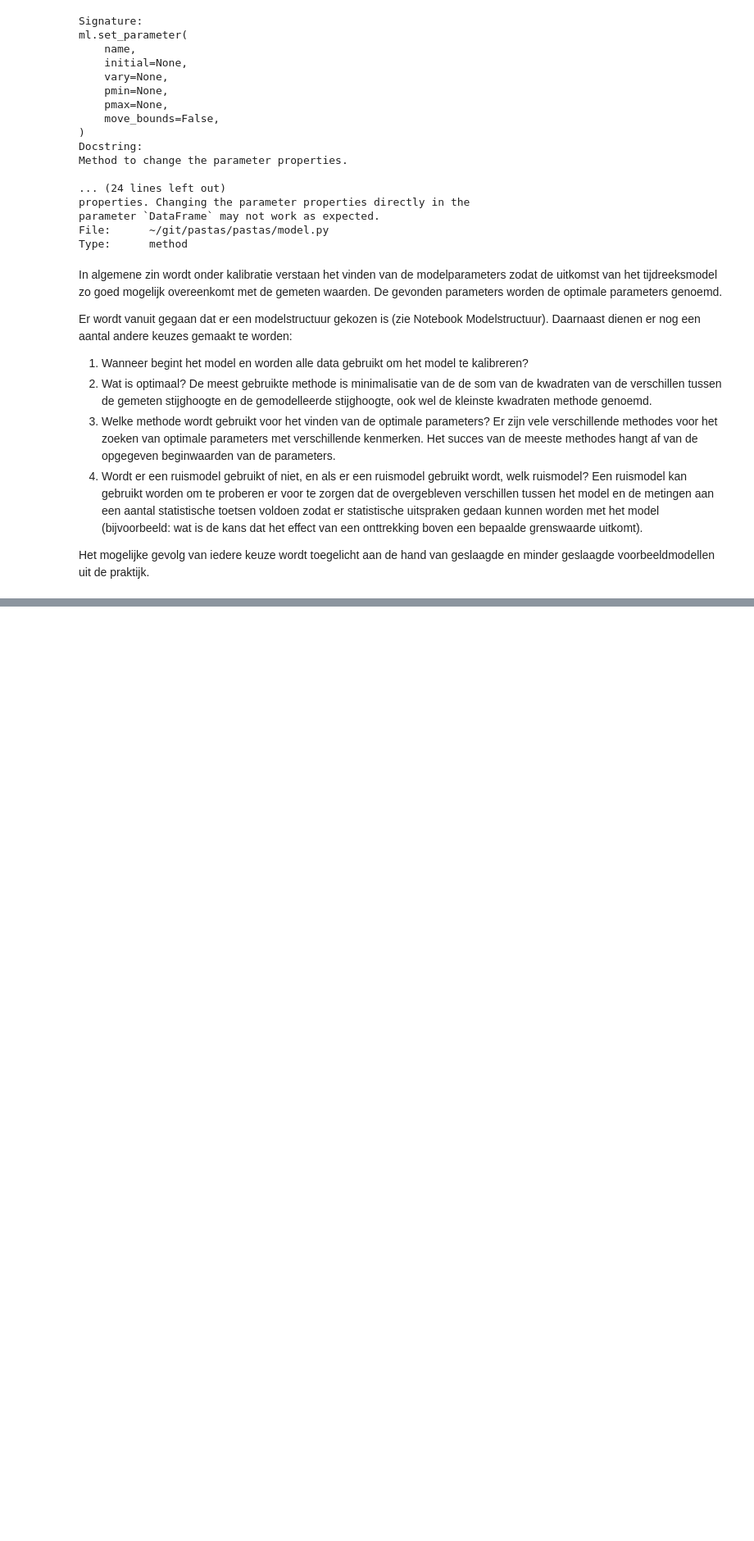
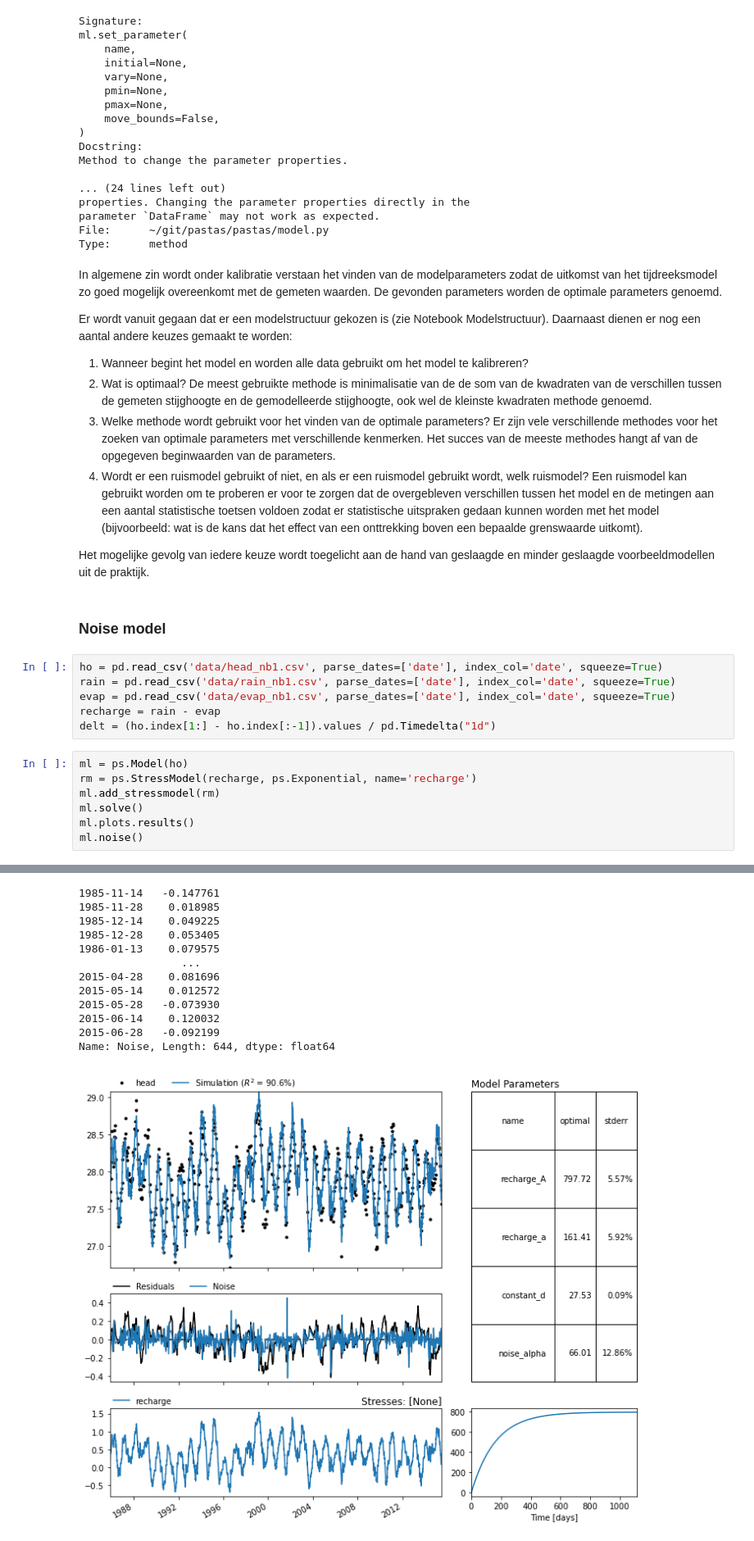
Before and after one commit to ArtesiaWater/stowa_handleiding_tijdreeksanalyse, a Jupyter notebook: kalibratie/calibratie_handleiding.ipynb, the cells around one changed output, grey strips where cells are left out. Shown at 82% size. Cells and saved outputs as stored; diff of their text form; blank space fills up the shorter version.

```diff
--- a/kalibratie/calibratie_handleiding.ipynb
+++ b/kalibratie/calibratie_handleiding.ipynb
@@ -314,3 +314,19 @@ Er wordt vanuit gegaan dat er een modelstructuur gekozen is (zie Notebook Models
 4. Wordt er een ruismodel gebruikt of niet, en als er een ruismodel gebruikt wordt, welk ruismodel? Een ruismodel kan gebruikt worden om te proberen er voor te zorgen dat de overgebleven verschillen tussen het model en de metingen aan een aantal statistische toetsen voldoen zodat er statistische uitspraken gedaan kunnen worden met het model (bijvoorbeeld: wat is de kans dat het effect van een onttrekking boven een bepaalde grenswaarde uitkomt).
 
 Het mogelijke gevolg van iedere keuze wordt toegelicht aan de hand van geslaagde en minder geslaagde voorbeeldmodellen uit de praktijk.
+# %% [markdown]
+### Noise model
+# %%
+ho = pd.read_csv('data/head_nb1.csv', parse_dates=['date'], index_col='date', squeeze=True)
+rain = pd.read_csv('data/rain_nb1.csv', parse_dates=['date'], index_col='date', squeeze=True)
+evap = pd.read_csv('data/evap_nb1.csv', parse_dates=['date'], index_col='date', squeeze=True)
+recharge = rain - evap
+delt = (ho.index[1:] - ho.index[:-1]).values / pd.Timedelta("1d")
+# %%
+ml = ps.Model(ho)
+rm = ps.StressModel(recharge, ps.Exponential, name='recharge')
+ml.add_stressmodel(rm)
+ml.solve()
+ml.plots.results()
+ml.noise()
+# %% [output]
@@ -316,0 +350,13 @@ Het mogelijke gevolg van iedere keuze wordt toegelicht aan de hand van geslaagde
+1985-11-14   -0.147761
+1985-11-28    0.018985
+1985-12-14    0.049225
+1985-12-28    0.053405
+1986-01-13    0.079575
+                ...
+2015-04-28    0.081696
+2015-05-14    0.012572
+2015-05-28   -0.073930
+2015-06-14    0.120032
+2015-06-28   -0.092199
+Name: Noise, Length: 644, dtype: float64
+[figure, added]
```
Also changed, not shown: parts of 20 cells of this notebook.
